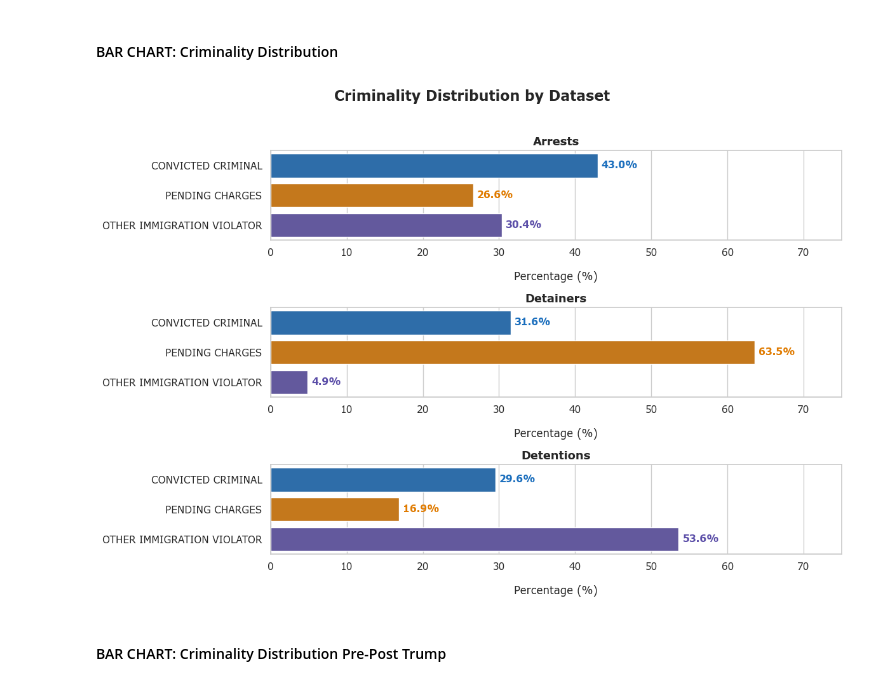
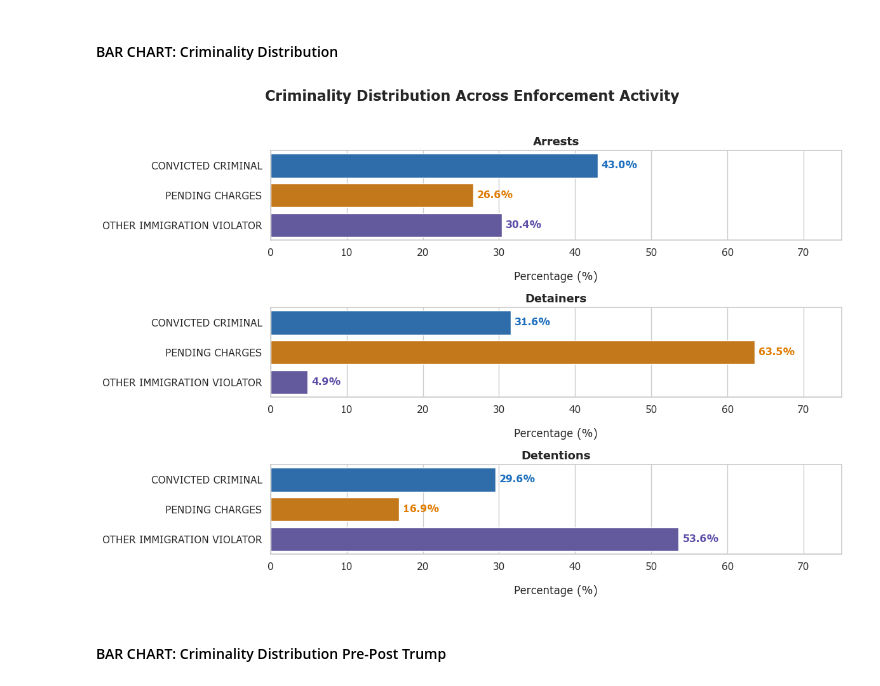
Before and after one commit to leamsley/capstone_project, a Jupyter notebook: data_analysis.ipynb, the cells around one changed output. Cells and saved outputs as stored; diff of their text form; code cells hidden in the pictures.

```diff
--- a/data_analysis.ipynb
+++ b/data_analysis.ipynb
@@ -2068,7 +2069,7 @@ crime_detentions_pct.columns = ['criminality', 'percentage']
 
 # create charts
 fig, (ax1, ax2, ax3) = plt.subplots(3, 1, figsize=(12,8))
-fig.suptitle('Criminality Distribution by Dataset', fontsize=16, fontweight='bold', y=1.02)
+fig.suptitle('Criminality Distribution Across Enforcement Activity', fontsize=16, fontweight='bold', y=1.02)
 
 sns.barplot(
     data=crime_arrests_pct,
@@ -2120,34 +2121,34 @@ ax2.text(pending_detainers_pct + 0.5, 1, f'{pending_detainers_pct:.1f}%', fontsi
 ax2.text(immigration_detainers_pct + 0.5, 2, f'{immigration_detainers_pct:.1f}%', fontsize=11, fontweight='semibold', color='#5B4EA8', va='center')
 
 # detentions
 sns.barplot(
     data=crime_detentions_pct,
     x='percentage',
     y='criminality',
     hue='criminality',
     order=criminality_order,
     palette=criminality_colors,
     legend=False,
     ax=ax3
 )
 
 ax3.set_title('Detentions', fontsize=13, fontweight='semibold')
 ax3.set_xlabel('Percentage (%)', labelpad=15)
 ax3.set_ylabel('')
 ax3.set_xlim(0, 75)
 
 convicted_detentions_pct: float = crime_detentions_pct.loc[crime_detentions_pct['criminality'] == 'CONVICTED CRIMINAL', 'percentage'].values[0]
 pending_detentions_pct: float = crime_detentions_pct.loc[crime_detentions_pct['criminality'] == 'PENDING CHARGES', 'percentage'].values[0]
 immigration_detentions_pct: float = crime_detentions_pct.loc[crime_detentions_pct['criminality'] == 'OTHER IMMIGRATION VIOLATOR', 'percentage'].values[0]
 
 ax3.text(convicted_detentions_pct + 0.5, 0, f'{convicted_detentions_pct:.1f}%', fontsize=11, fontweight='semibold', color='#1A6EBD', va='center')
 ax3.text(pending_detentions_pct + 0.5, 1, f'{pending_detentions_pct:.1f}%', fontsize=11, fontweight='semibold', color='#E07B00', va='center')
 ax3.text(immigration_detentions_pct + 0.5, 2, f'{immigration_detentions_pct:.1f}%', fontsize=11, fontweight='semibold', color='#5B4EA8', va='center')
 
 plt.tight_layout()
 plt.show()
 # %% [output]
-[figure, old version]
+[figure, new version]
 # %% [markdown]
 #### BAR CHART: Criminality Distribution Pre-Post Trump
 # %%
```
Also changed, not shown: parts of 9 cells of this notebook.
